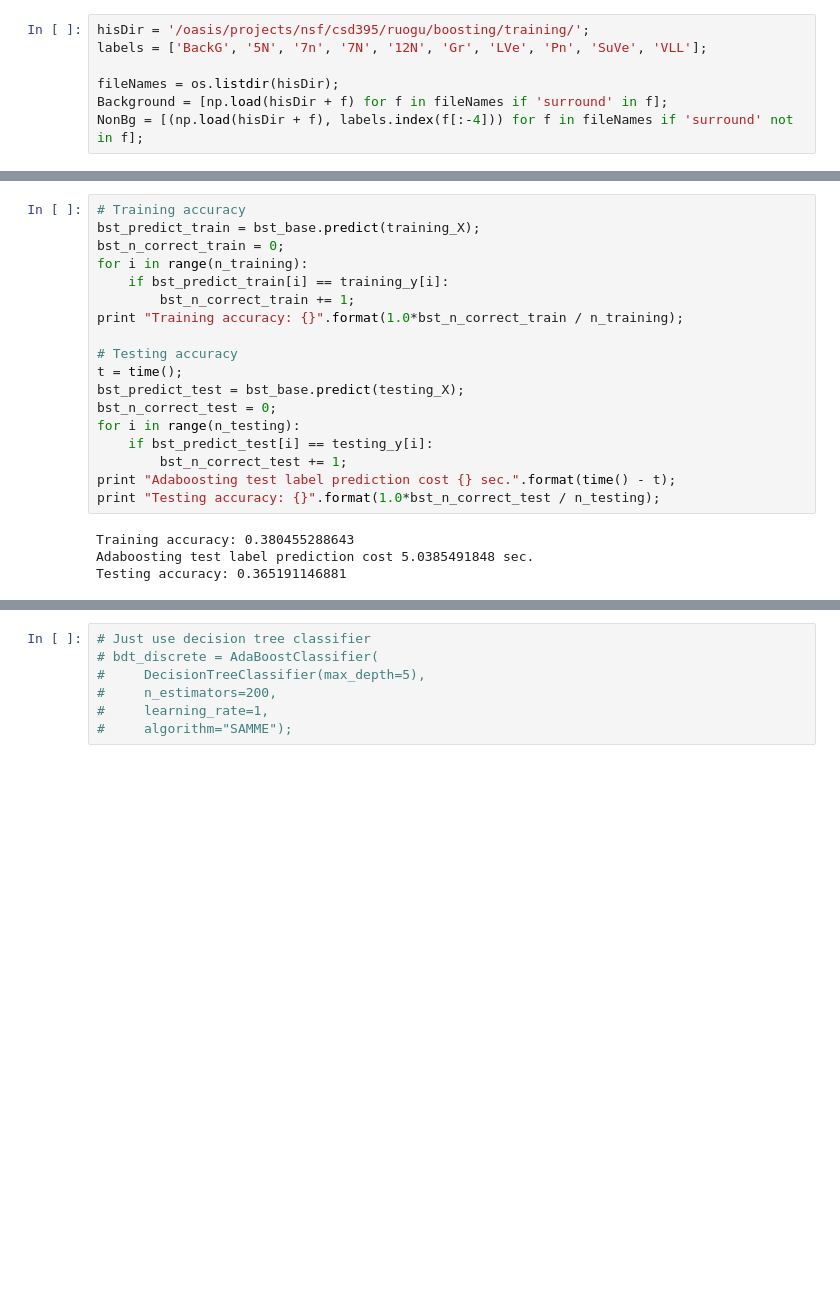
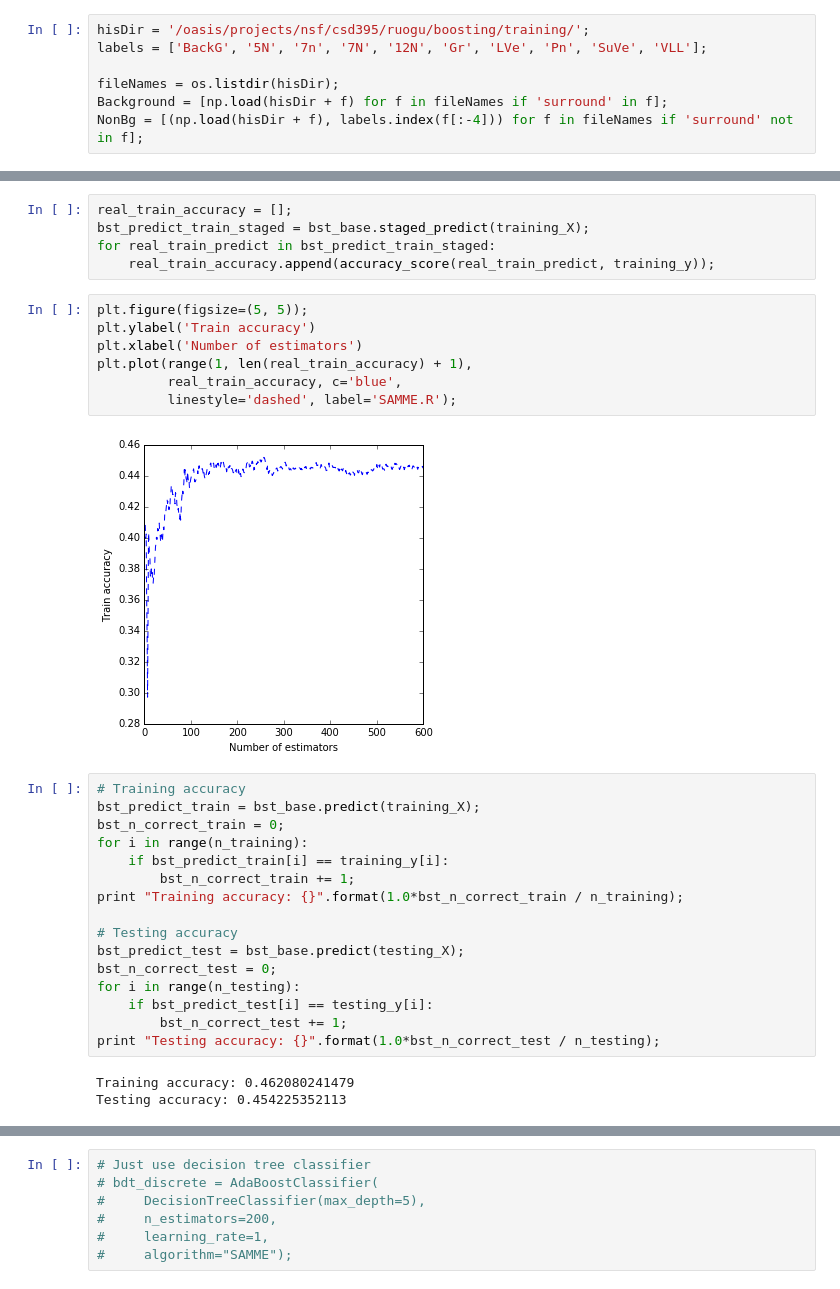
Before and after one commit to rogers140/notebook, a Jupyter notebook: Boosting.ipynb, the cells around one changed output, grey strips where cells are left out. Cells and saved outputs as stored; diff of their text form; blank space fills up the shorter version.

```diff
--- a/Boosting.ipynb
+++ b/Boosting.ipynb
@@ -197,3 +167,17 @@ AdaBoosting Training time: 45.0055699348
+# %%
+real_train_accuracy = [];
+bst_predict_train_staged = bst_base.staged_predict(training_X);
+for real_train_predict in bst_predict_train_staged:
+    real_train_accuracy.append(accuracy_score(real_train_predict, training_y));
+# %%
+plt.figure(figsize=(5, 5));
+plt.ylabel('Train accuracy')
+plt.xlabel('Number of estimators')
+plt.plot(range(1, len(real_train_accuracy) + 1),
+         real_train_accuracy, c='blue',
+         linestyle='dashed', label='SAMME.R');
+# %% [output]
+[figure, added]
 # %%
 # Training accuracy
 bst_predict_train = bst_base.predict(training_X);
@@ -204,18 +188,15 @@ for i in range(n_training):
 print "Training accuracy: {}".format(1.0*bst_n_correct_train / n_training);
 
 # Testing accuracy
-t = time();
 bst_predict_test = bst_base.predict(testing_X);
 bst_n_correct_test = 0;
 for i in range(n_testing):
     if bst_predict_test[i] == testing_y[i]:
         bst_n_correct_test += 1;
-print "Adaboosting test label prediction cost {} sec.".format(time() - t);
 print "Testing accuracy: {}".format(1.0*bst_n_correct_test / n_testing);
 # %% [output]
-Training accuracy: 0.380455288643
-Adaboosting test label prediction cost 5.0385491848 sec.
-Testing accuracy: 0.365191146881
+Training accuracy: 0.462080241479
+Testing accuracy: 0.454225352113
 # %%
 bst_cm_train = confusion_matrix(training_y, bst_predict_train);
 bst_cm_train = bst_cm_train.astype('float') / bst_cm_train.sum(axis=1)[:, np.newaxis]
```
Also changed, not shown: parts of 10 cells of this notebook.
